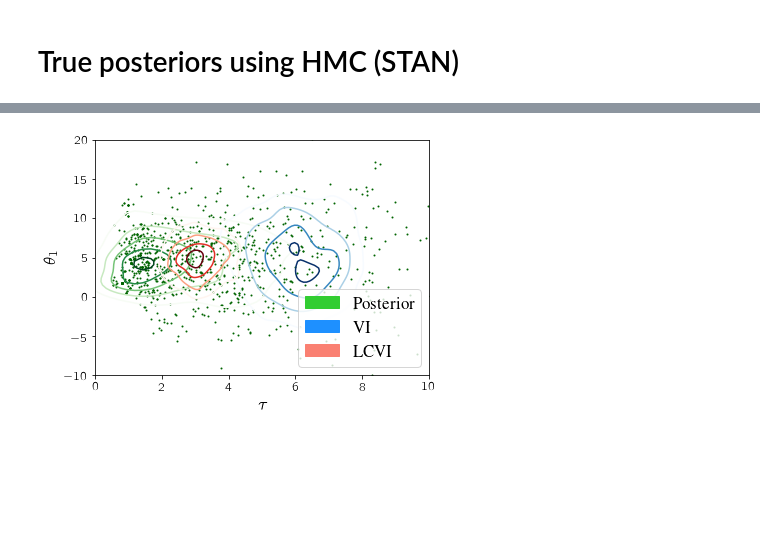
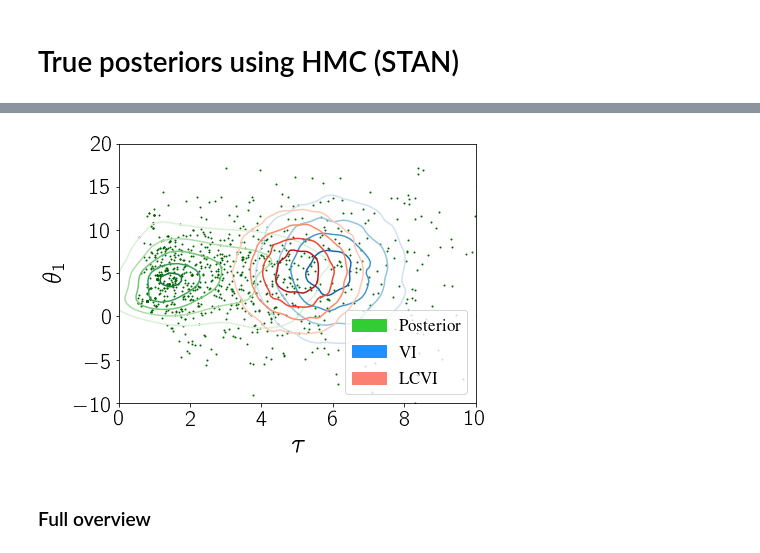
Before and after one commit to tkusmierczyk/lcvi, a Jupyter notebook: eight_schools.ipynb, the cells around one changed output, grey strips where cells are left out. Cells and saved outputs as stored; diff of their text form; code cells hidden in the pictures; blank space fills up the shorter version.

```diff
--- a/eight_schools.ipynb
+++ b/eight_schools.ipynb
@@ -304,3 +325,6 @@ optimizer = torch.optim.Adamax([q_mu_loc, q_mu_scale, q_tau_loc, q_tau_scale,
+# %%
+optimizer = torch.optim.Adam([q_mu_loc, q_mu_scale, q_tau_loc, q_tau_scale,
+                              q_theta_loc, q_theta_scale, h], lr=LR)
 # %%
 start = time.time()
 report = []
@@ -377,0 +433,9 @@ q_theta_lcvi = q_theta
+# %%
+h_utility_term = utility_term_factory.create(H_UTILITY_AGGREGATOR)
+print2("> decision optimizer's utility_term: %s (used only with numerical optimizers)" % h_utility_term.__name__)
+
+# prepares an optimizer for M-step
+decision_maker =  optimal_decisions.HOptimizerFactory(**globals()).create(FIND_H, u=u,
+                                                    optimal_h_bayes_estimator=optimal_h_bayes_estimator,
+                                                    utility_aggregator=h_utility_term)
+print2("> decision_maker: %s" % decision_maker.__name__)
@@ -377,0 +448,3 @@ q_theta_lcvi = q_theta
+# %%
+utility_term = utility_term_factory.create(UTILITY_TERM)
+print2("> utility_term: %s" % utility_term.__name__)
@@ -387,8 +463,8 @@ q_tau_scale = torch.tensor((1.0), requires_grad=True)
 q_theta_loc = torch.randn((schools_dat["J"]), requires_grad=True)
 q_theta_scale = torch.ones((schools_dat["J"]), requires_grad=True)
 # %%
-optimizer = torch.optim.Adamax([q_mu_loc, q_mu_scale, q_tau_loc, q_tau_scale,
-                                q_theta_loc, q_theta_scale], lr=LR)
+optimizer = torch.optim.Adam([q_mu_loc, q_mu_scale, q_tau_loc, q_tau_scale,
+                              q_theta_loc, q_theta_scale], lr=LR)
 # %%
 start = time.time()
 report = []
@@ -564,29 +806,33 @@ std   6.440640  2.240820  1.909667  0.0
 # %%
-nsamples = 1000
+nsamples = 50000
 theta_no = 1
 n_levels = 4
 
-start_plotting(font_size=17, left=0.175)
+start_plotting(font_size=17*1.5, left=0.175)
 label_patches = []
 
 x, y = (fit.extract()["tau"]), fit.extract()["theta"][:,theta_no]
 sns.kdeplot(x, y, n_levels=int(n_levels*1.3), shade=False, cmap="Greens");
-label_patches.append(mpatches.Patch(color="limegreen",label="Posterior"))
+label_patches.append(mpatches.Patch(color="limegreen",label="Posterior")) #sns.color_palette("Greens")[2]
 plt.scatter(x, y, s=1, color="darkgreen")
 
 tau = np.array([softplus(q_tau_vi.sample()).item() for _ in range(nsamples)])
 theta = np.array([q_theta_vi.sample()[theta_no].item() for _ in range(nsamples)])
 sns.kdeplot(tau, theta, n_levels=n_levels, shade=False, cmap="Blues")
-label_patches.append(mpatches.Patch(color="dodgerblue",label="VI"))
+label_patches.append(mpatches.Patch(color="dodgerblue",label="VI")) #sns.color_palette("Blues")[2]
 
 tau = np.array([softplus(q_tau_lcvi.sample()).item() for _ in range(nsamples)])
 theta = np.array([q_theta_lcvi.sample()[theta_no].item() for _ in range(nsamples)])
 sns.kdeplot(tau, theta, n_levels=n_levels, shade=False, cmap="Reds")
-label_patches.append(mpatches.Patch(color="salmon",label="LCVI"))
+label_patches.append(mpatches.Patch(color="salmon",label="LCVI")) #sns.color_palette("Reds")[2]
 
 plt.xlabel(r"$\tau$");plt.ylabel(r"$\theta_%i$" % theta_no); #plt.legend();
 plt.legend(handles=label_patches, loc='lower right', fontsize=17);
 plt.grid(False); plt.xlim((0, 10)); plt.ylim((-10,20));
-plt.show()
+
+plt.savefig("8schools_tau_theta_fits.pdf");
+plt.show();
 # %% [output]
-[figure, old version]
+[figure, new version]
+# %% [markdown]
+### Full overview
```
Also changed, not shown: parts of 73 cells of this notebook, 7 other files.
